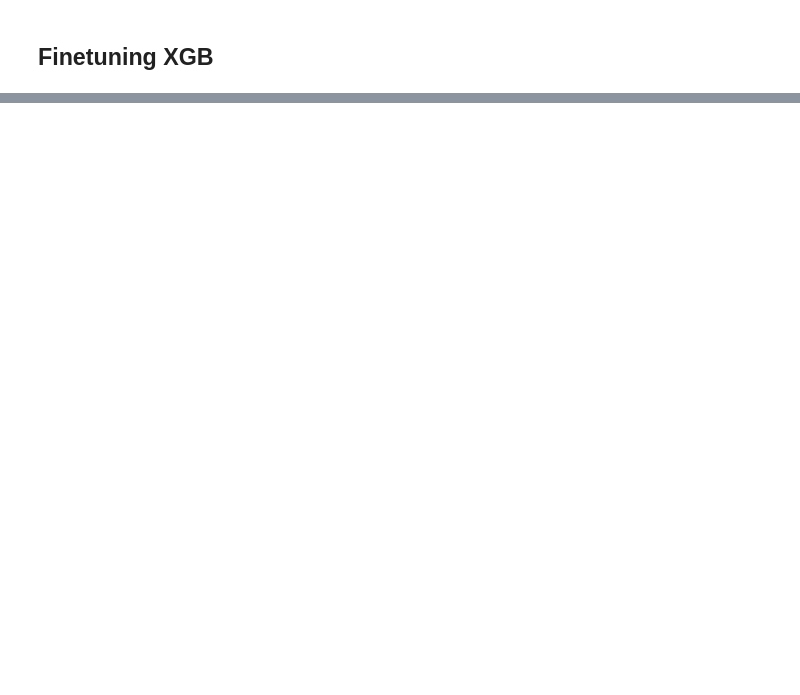
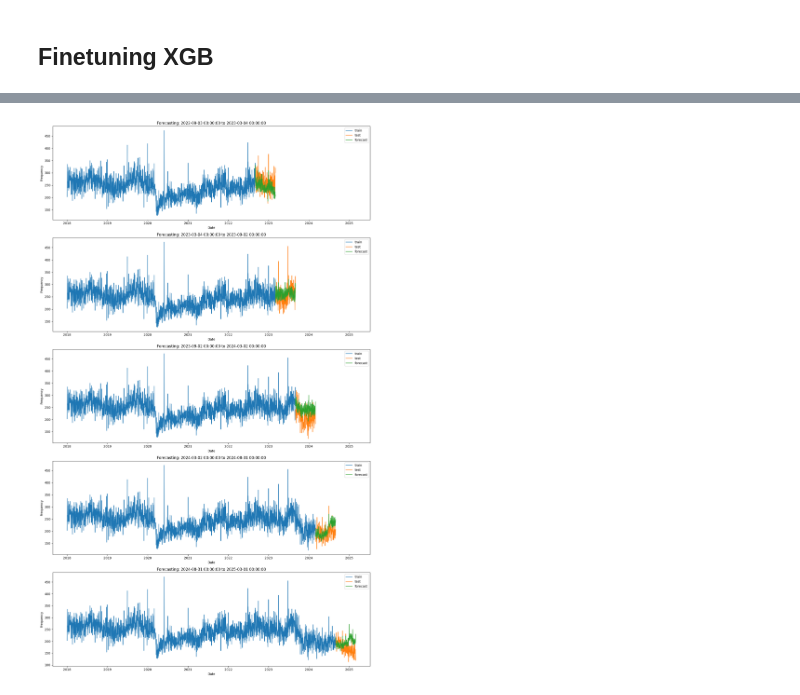
Before and after one commit to rogerwng/SFPD_Crime, a Jupyter notebook: forecasting.ipynb, the cells around one changed output, grey strips where cells are left out. Cells and saved outputs as stored; diff of their text form; code cells hidden in the pictures; blank space fills up the shorter version.

```diff
--- a/forecasting.ipynb
+++ b/forecasting.ipynb
@@ -396,0 +387,41 @@ plt.show()
+# %%
+# visualizing performance of best model on each cv fold
+best_model = XGBRegressor(**best_params)
+
+n_folds = 5
+test_len = 365 // 2
+fig, ax = plt.subplots(n_folds, 1, figsize=(15, 5*n_folds), sharex=True)
+
+dates = get_time_series_split(tsdata.index, test_len, n_folds)
+for i in range(n_folds):
+    date = dates[i]
+
+    train = tsdata[tsdata.index <= date].copy()
+    test = tsdata[tsdata.index > date].iloc[:test_len].copy()
+
+    trainX = train.drop(labels=['next'], axis=1)
+    trainY = train['next']
+    testX = test.drop(labels=['next'], axis=1)
+    testY = test['next']
+
+    best_model.fit(trainX, trainY, verbose=0)
+
+    futures = train.copy()
+    for j in range(test_len):
+        newrow = predict_next_day(futures, best_model)
+        newrow = pd.DataFrame(newrow).T
+        futures = pd.concat([futures, newrow])
+
+    ax[i].plot(train['count'], label='train')
+    ax[i].plot(test['count'], label='test')
+    ax[i].plot(futures[futures.index >= date]['count'], label='forecast')
+    ax[i].set_title(f'Forecasting: {date} to {date + pd.Timedelta(days=test_len)}')
+    ax[i].set_xlabel('Date')
+    ax[i].set_ylabel('Frequency')
+    ax[i].tick_params(labelbottom=True)
+    ax[i].legend()
+
+plt.tight_layout()
+plt.show()
+# %% [output]
+[figure, added]
```
Also changed, not shown: parts of 22 cells of this notebook.
